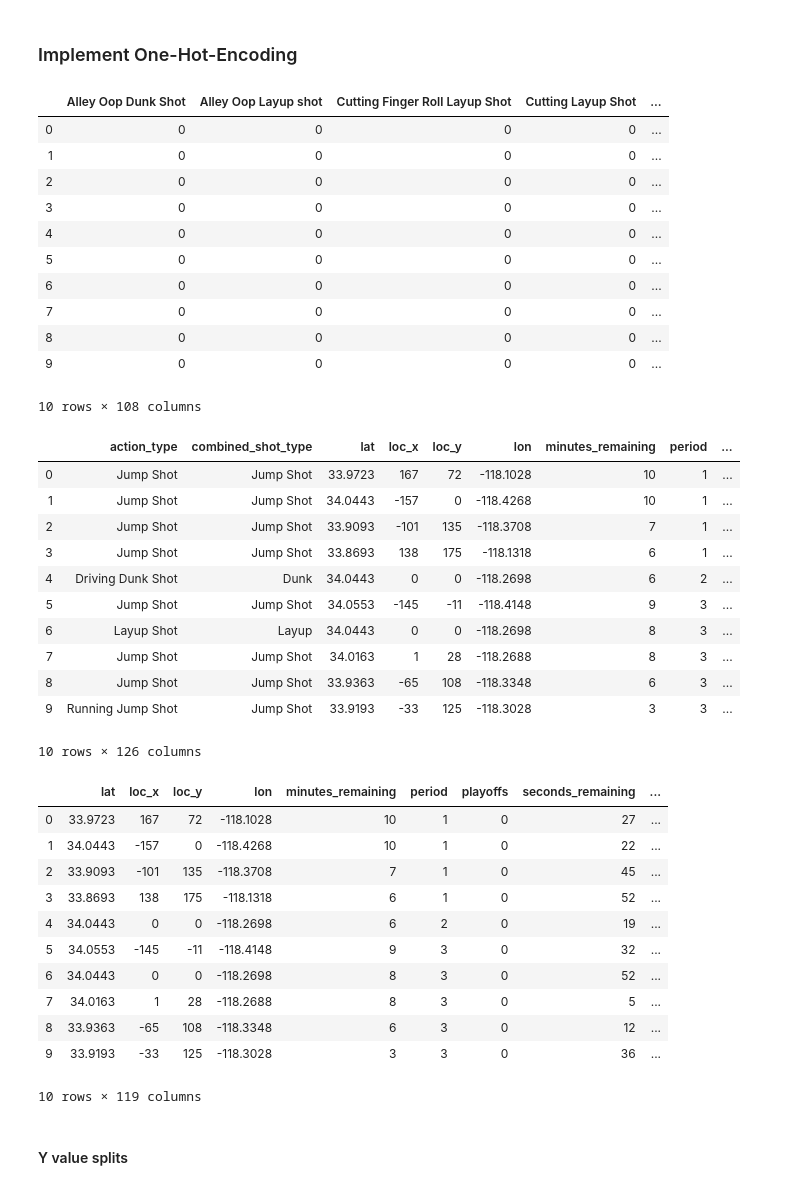
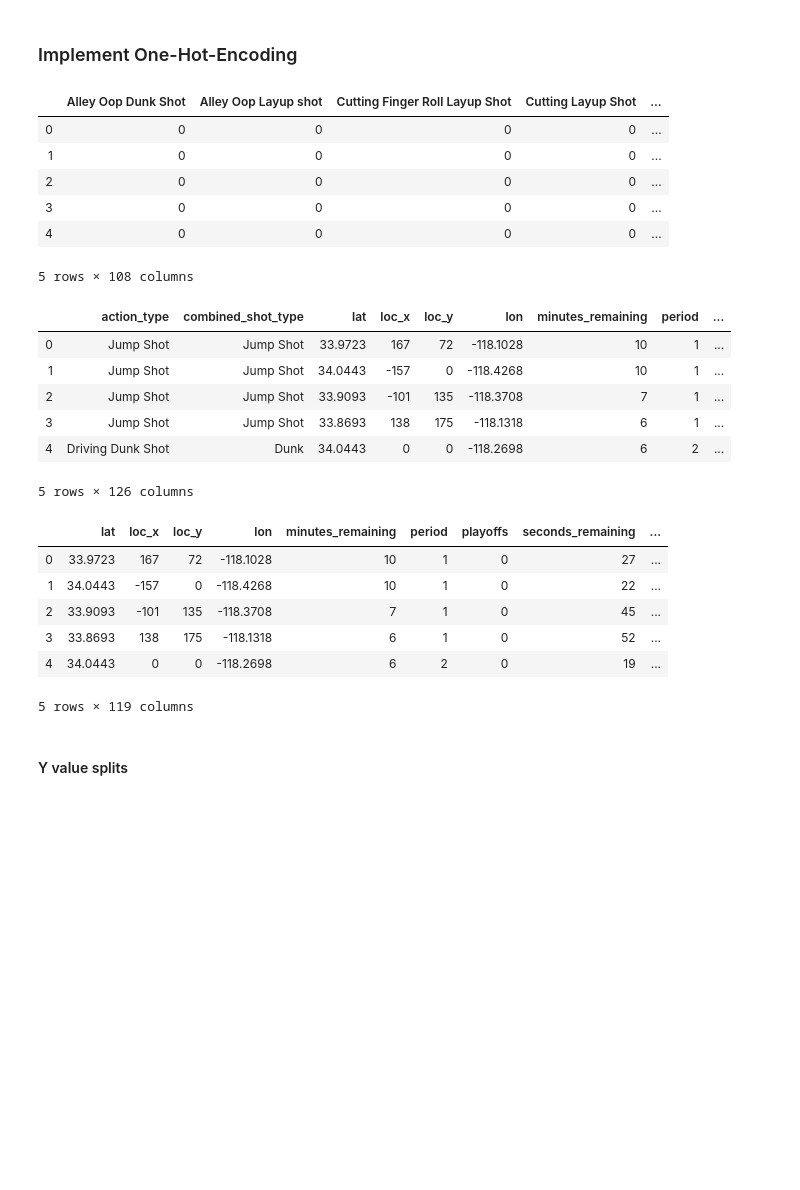
Before and after one commit to johntahod/KobeBryant_ShotSelection, a Jupyter notebook: KobeBryant_DataSci.ipynb, the cells around one changed output. Cells and saved outputs as stored; diff of their text form; code cells hidden in the pictures; blank space fills up the shorter version.

```diff
--- a/KobeBryant_DataSci.ipynb
+++ b/KobeBryant_DataSci.ipynb
@@ -110,7 +90,7 @@ for feature in OHE_features:
     dummies = pd.concat([dummies, pd.get_dummies(kobe_data[feature])], axis = 'columns')
     dummies.drop(dummies.columns[[-1,]], axis=1, inplace=True)
 
-display(dummies.head(10))
+display(dummies.head(5))
 # %% [output]
 |  | Alley Oop Dunk Shot | Alley Oop Layup shot | Cutting Finger Roll Layup Shot | Cutting Layup Shot | ... |
 | 0 | 0 | 0 | 0 | 0 | ... |
@@ -118,33 +98,23 @@ display(dummies.head(10))
 | 2 | 0 | 0 | 0 | 0 | ... |
 | 3 | 0 | 0 | 0 | 0 | ... |
 | 4 | 0 | 0 | 0 | 0 | ... |
-| 5 | 0 | 0 | 0 | 0 | ... |
-| 6 | 0 | 0 | 0 | 0 | ... |
-| 7 | 0 | 0 | 0 | 0 | ... |
-| 8 | 0 | 0 | 0 | 0 | ... |
-| 9 | 0 | 0 | 0 | 0 | ... |
-10 rows × 108 columns
+5 rows × 108 columns
 # %%
 merged = pd.concat([kobe_data[feature_cols], dummies], axis='columns')
 
-display(merged.head(10))
+display(merged.head(5))
 # %% [output]
 |  | action_type | combined_shot_type | lat | loc_x | loc_y | lon | minutes_remaining | period | ... |
 | 0 | Jump Shot | Jump Shot | 33.9723 | 167 | 72 | -118.1028 | 10 | 1 | ... |
 | 1 | Jump Shot | Jump Shot | 34.0443 | -157 | 0 | -118.4268 | 10 | 1 | ... |
 | 2 | Jump Shot | Jump Shot | 33.9093 | -101 | 135 | -118.3708 | 7 | 1 | ... |
 | 3 | Jump Shot | Jump Shot | 33.8693 | 138 | 175 | -118.1318 | 6 | 1 | ... |
 | 4 | Driving Dunk Shot | Dunk | 34.0443 | 0 | 0 | -118.2698 | 6 | 2 | ... |
-| 5 | Jump Shot | Jump Shot | 34.0553 | -145 | -11 | -118.4148 | 9 | 3 | ... |
-| 6 | Layup Shot | Layup | 34.0443 | 0 | 0 | -118.2698 | 8 | 3 | ... |
-| 7 | Jump Shot | Jump Shot | 34.0163 | 1 | 28 | -118.2688 | 8 | 3 | ... |
-| 8 | Jump Shot | Jump Shot | 33.9363 | -65 | 108 | -118.3348 | 6 | 3 | ... |
-| 9 | Running Jump Shot | Jump Shot | 33.9193 | -33 | 125 | -118.3028 | 3 | 3 | ... |
-10 rows × 126 columns
+5 rows × 126 columns
 # %%
-final = merged.drop(OHE_features, axis='columns')
-final_features = [final.columns]
-display(final.head(10))
+final_OHE = merged.drop(OHE_features, axis='columns')
+final_features = [final_OHE.columns]
+display(final_OHE.head(5))
 # %% [output]
 |  | lat | loc_x | loc_y | lon | minutes_remaining | period | playoffs | seconds_remaining | ... |
 | 0 | 33.9723 | 167 | 72 | -118.1028 | 10 | 1 | 0 | 27 | ... |
@@ -152,12 +122,7 @@ display(final.head(10))
 | 2 | 33.9093 | -101 | 135 | -118.3708 | 7 | 1 | 0 | 45 | ... |
 | 3 | 33.8693 | 138 | 175 | -118.1318 | 6 | 1 | 0 | 52 | ... |
 | 4 | 34.0443 | 0 | 0 | -118.2698 | 6 | 2 | 0 | 19 | ... |
-| 5 | 34.0553 | -145 | -11 | -118.4148 | 9 | 3 | 0 | 32 | ... |
-| 6 | 34.0443 | 0 | 0 | -118.2698 | 8 | 3 | 0 | 52 | ... |
-| 7 | 34.0163 | 1 | 28 | -118.2688 | 8 | 3 | 0 | 5 | ... |
-| 8 | 33.9363 | -65 | 108 | -118.3348 | 6 | 3 | 0 | 12 | ... |
-| 9 | 33.9193 | -33 | 125 | -118.3028 | 3 | 3 | 0 | 36 | ... |
-10 rows × 119 columns
+5 rows × 119 columns
 # %% [markdown]
 #### Y value splits
 # %%
```
Also changed, not shown: parts of 38 cells of this notebook, 2 other files.
